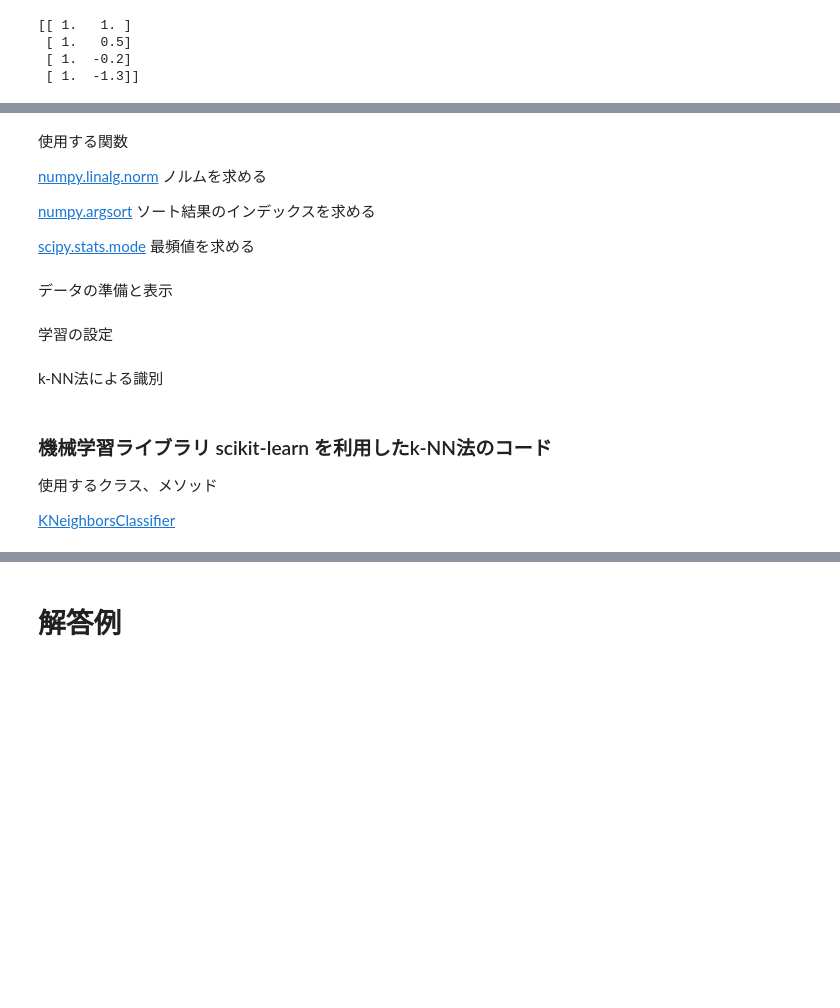
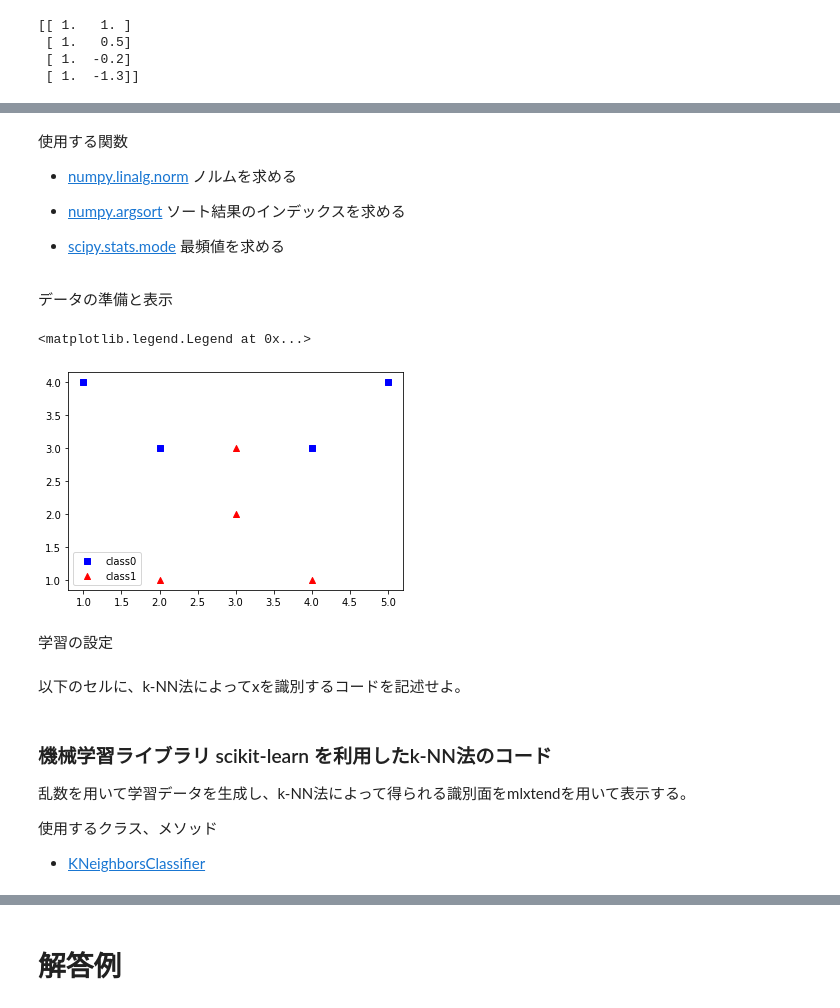
Before and after one commit to MasahiroAraki/SpeechRecognition, a Jupyter notebook: Python/chap04.ipynb, the cells around one changed output, grey strips where cells are left out. Drawn from its saved outputs; the diff is of its cells as text; code cells hidden in the pictures; blank space fills up the shorter version.

```diff
--- a/Python/chap04.ipynb
+++ b/Python/chap04.ipynb
@@ -71,34 +76,41 @@ plot_decision_regions(X=X, y=y, clf=clf, legend=2)
 # %% [markdown]
 使用する関数
 
-[numpy.linalg.norm](https://numpy.org/doc/stable/reference/generated/numpy.linalg.norm.html) ノルムを求める
+- [numpy.linalg.norm](https://numpy.org/doc/stable/reference/generated/numpy.linalg.norm.html) ノルムを求める
 
-[numpy.argsort](https://numpy.org/doc/stable/reference/generated/numpy.argsort.html) ソート結果のインデックスを求める
+- [numpy.argsort](https://numpy.org/doc/stable/reference/generated/numpy.argsort.html) ソート結果のインデックスを求める
 
-[scipy.stats.mode](https://docs.scipy.org/doc/scipy/reference/generated/scipy.stats.mode.html) 最頻値を求める
+- [scipy.stats.mode](https://docs.scipy.org/doc/scipy/reference/generated/scipy.stats.mode.html) 最頻値を求める
 # %% [markdown]
 データの準備と表示
 # %%
 import numpy as np
 from scipy.stats import mode
 import matplotlib.pyplot as plt
 
 X = np.array([[1,4], [2,3], [4,3], [5,4], [2,1], [3,2], [3,3], [4,1]])
-y = np.array([1, 1, 1, 1, 0, 0, 0, 0])
-plt.scatter(X[:,0], X[:,1], c=y)
+y = np.array([0, 0, 0, 0, 1, 1, 1, 1])
+plt.scatter(X[:, 0][y==0], X[:, 1][y==0], c='blue', marker='s', label='class0')
+plt.scatter(X[:, 0][y==1], X[:, 1][y==1], c='red', marker='^', label='class1')
+plt.legend(loc='lower left')
+# %% [output]
+<matplotlib.legend.Legend at 0x...>
+[figure, added]
 # %% [markdown]
 学習の設定
 # %%
 k = 3
 x = np.array([3,4])
-# %% [markdown]
-k-NN法による識別
+# %% [markdown]
+以下のセルに、k-NN法によってxを識別するコードを記述せよ。
 # %% [markdown]
 ### 機械学習ライブラリ scikit-learn を利用したk-NN法のコード
 
+乱数を用いて学習データを生成し、k-NN法によって得られる識別面をmlxtendを用いて表示する。
+
+
 使用するクラス、メソッド
-
-[KNeighborsClassifier](https://scikit-learn.org/stable/modules/generated/sklearn.neighbors.KNeighborsClassifier.html)
+- [KNeighborsClassifier](https://scikit-learn.org/stable/modules/generated/sklearn.neighbors.KNeighborsClassifier.html)
 # %%
 from sklearn.datasets import make_classification
 from sklearn.neighbors import KNeighborsClassifier
```
Also changed, not shown: parts of 20 cells of this notebook.
